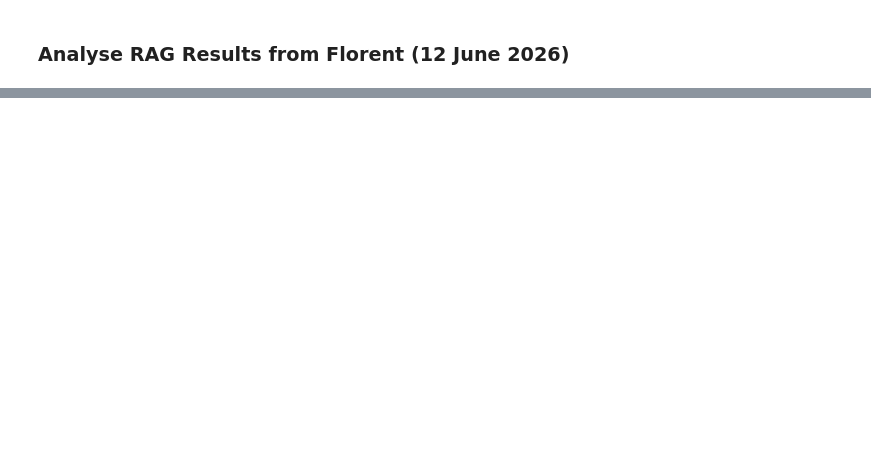
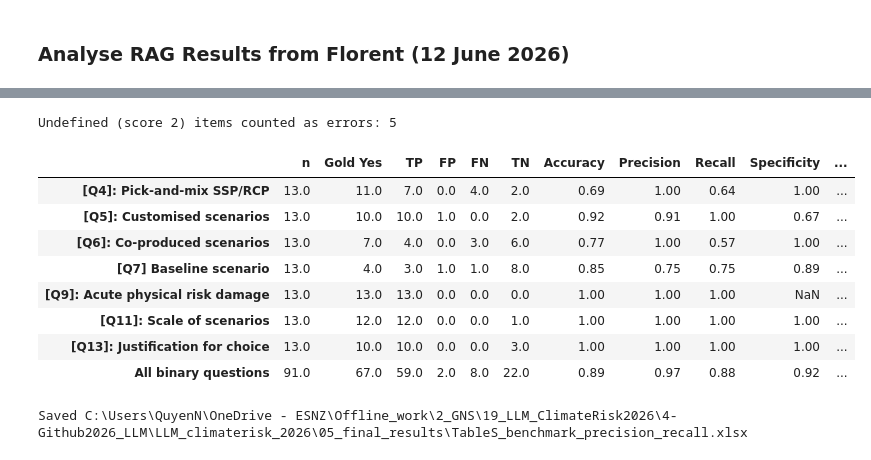
Before and after one commit to quyennguyen2201/LLM_climaterisk_2026, a Jupyter notebook: 00_scripts/4-rag_benchmark.ipynb, the cells around one changed output, grey strips where cells are left out. Drawn from its saved outputs; the diff is of its cells as text; code cells hidden in the pictures; blank space fills up the shorter version.

```diff
--- a/00_scripts/4-rag_benchmark.ipynb
+++ b/00_scripts/4-rag_benchmark.ipynb
@@ -206,0 +216,71 @@ for label in SCORE_ORDER:
+# %%
+# ── Precision / recall for the binary questions (Q4, Q5, Q6, Q7, Q9, Q11, Q13) ─────
+# RAG answer -> Yes/No: empty, 'not_found' or starting with No/Not/None = No; anything else = Yes.
+# Gold label derived from the human verification score:
+#   4–5 (correct / partially correct) -> gold = RAG answer
+#   1–2 (wrong / undefined)           -> gold = opposite of RAG answer (undefined counted as error)
+import re
+
+BINARY_QIDS = [12, 13, 14, 15, 17, 19, 21]   # Q4, Q5, Q6, Q7, Q9, Q11, Q13
+
+def to_yes_no(text):
+    if isinstance(text, (list, tuple)):
+        text = " ".join(map(str, text))
+    t = str(text or "").strip()
+    return 0 if t == "" or re.match(r"(?i)^(no\b|not\b|not_found|none\b)", t) else 1
+
+def load_binary() -> pd.DataFrame:
+    rows = []
+    for path in sorted(BENCHMARK_OUTPUT.glob("*.json")):
+        data = json.loads(path.read_text(encoding="utf-8"))
+        for a in data.get("answers", []):
+            if int(a["q_id"]) in BINARY_QIDS and a.get("verification") is not None:
+                rows.append({"company": data.get("source", path.stem), "q_id": int(a["q_id"]),
+                             "pred": to_yes_no(a.get("answer")), "score": int(a["verification"])})
+    return pd.DataFrame(rows)
+
+def add_gold(b: pd.DataFrame) -> pd.DataFrame:
+    b = b.copy()
+    b["gold"] = np.where(b["score"] >= 4, b["pred"], 1 - b["pred"])
+    return b
+
+def safe_div(a, b):
+    return a / b if b else np.nan
+
+def metrics(g: pd.DataFrame) -> dict:
+    tp = int(((g.pred == 1) & (g.gold == 1)).sum()); fp = int(((g.pred == 1) & (g.gold == 0)).sum())
+    fn = int(((g.pred == 0) & (g.gold == 1)).sum()); tn = int(((g.pred == 0) & (g.gold == 0)).sum())
+    n = tp + fp + fn + tn
+    prec, rec = safe_div(tp, tp + fp), safe_div(tp, tp + fn)
+    npv, spec = safe_div(tn, tn + fn), safe_div(tn, tn + fp)
+    acc = (tp + tn) / n
+    return {"n": n, "Gold Yes": tp + fn, "TP": tp, "FP": fp, "FN": fn, "TN": tn,
+            "Accuracy": acc,
+            "Precision": prec, "Recall": rec,
+            "Specificity": spec,
+            "All-Yes baseline acc.": (tp + fn) / n}
+
+binary = load_binary()
+b = add_gold(binary)
+print(f"Undefined (score 2) items counted as errors: {(b['score'] == 2).sum()}")
+
+pr_table = pd.DataFrame({QUESTION_SHORT[q]: metrics(g) for q, g in b.groupby("q_id")}).T
+pr_table.loc["All binary questions"] = metrics(b)
+pr_table = pr_table.infer_objects()
+display(pr_table.round(2))
+
+out = PLOT_OUTPUT_DIR / "TableS_benchmark_precision_recall.xlsx"
+pr_table.round(3).to_excel(out)
+print(f"Saved {out}")
+# %% [output]
+Undefined (score 2) items counted as errors: 5
+|  | n | Gold Yes | TP | FP | FN | TN | Accuracy | Precision | Recall | Specificity | ... |
+| [Q4]: Pick-and-mix SSP/RCP | 13.0 | 11.0 | 7.0 | 0.0 | 4.0 | 2.0 | 0.69 | 1.00 | 0.64 | 1.00 | ... |
+| [Q5]: Customised scenarios | 13.0 | 10.0 | 10.0 | 1.0 | 0.0 | 2.0 | 0.92 | 0.91 | 1.00 | 0.67 | ... |
+| [Q6]: Co-produced scenarios | 13.0 | 7.0 | 4.0 | 0.0 | 3.0 | 6.0 | 0.77 | 1.00 | 0.57 | 1.00 | ... |
+| [Q7] Baseline scenario | 13.0 | 4.0 | 3.0 | 1.0 | 1.0 | 8.0 | 0.85 | 0.75 | 0.75 | 0.89 | ... |
+| [Q9]: Acute physical risk damage | 13.0 | 13.0 | 13.0 | 0.0 | 0.0 | 0.0 | 1.00 | 1.00 | 1.00 | NaN | ... |
+| [Q11]: Scale of scenarios | 13.0 | 12.0 | 12.0 | 0.0 | 0.0 | 1.0 | 1.00 | 1.00 | 1.00 | 1.00 | ... |
+| [Q13]: Justification for choice | 13.0 | 10.0 | 10.0 | 0.0 | 0.0 | 3.0 | 1.00 | 1.00 | 1.00 | 1.00 | ... |
+| All binary questions | 91.0 | 67.0 | 59.0 | 2.0 | 8.0 | 22.0 | 0.89 | 0.97 | 0.88 | 0.92 | ... |
+Saved C:\Users\QuyenN\OneDrive - ESNZ\Offline_work\2_GNS\19_LLM_ClimateRisk2026\4-Github2026_LLM\LLM_climaterisk_2026\05_final_results\TableS_benchmark_precision_recall.xlsx
```
Also changed, not shown: parts of 5 cells of this notebook, 25 other files.
